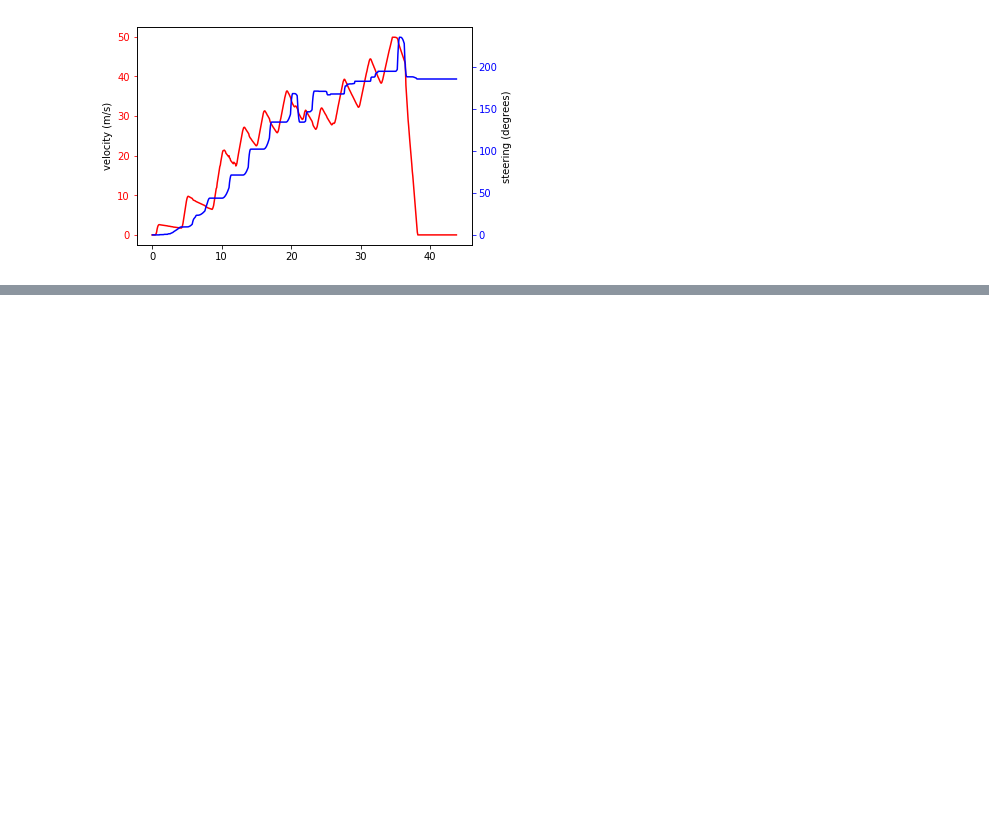
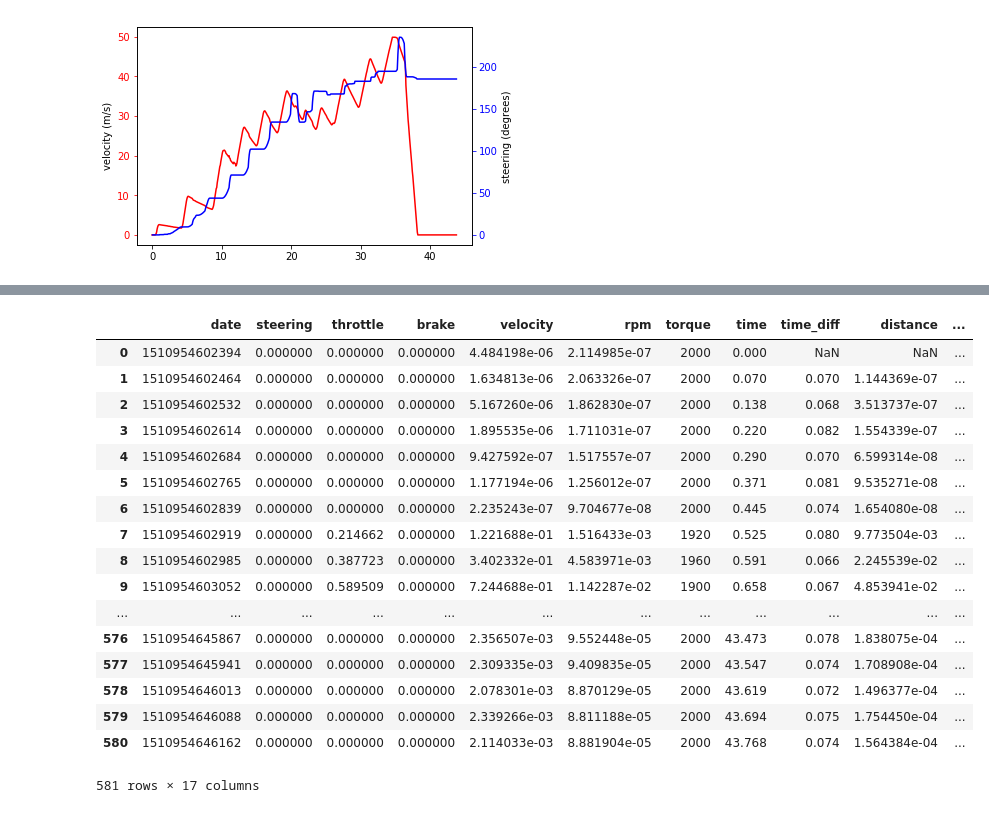
Before and after one commit to trentlavoie/fydp, a Jupyter notebook: notebooks/rec/preprocess_simulation_data.ipynb, the cells around one changed output, grey strips where cells are left out. Drawn from its saved outputs; the diff is of its cells as text; code cells hidden in the pictures; blank space fills up the shorter version.

```diff
--- a/notebooks/rec/preprocess_simulation_data.ipynb
+++ b/notebooks/rec/preprocess_simulation_data.ipynb
@@ -223,0 +177,21 @@ plt.show()
+# %%
+data
+# %% [output]
+|  | date | steering | throttle | brake | velocity | rpm | torque | time | time_diff | distance | ... |
+| 0 | 1510954602394 | 0.000000 | 0.000000 | 0.000000 | 4.484198e-06 | 2.114985e-07 | 2000 | 0.000 | NaN | NaN | ... |
+| 1 | 1510954602464 | 0.000000 | 0.000000 | 0.000000 | 1.634813e-06 | 2.063326e-07 | 2000 | 0.070 | 0.070 | 1.144369e-07 | ... |
+| 2 | 1510954602532 | 0.000000 | 0.000000 | 0.000000 | 5.167260e-06 | 1.862830e-07 | 2000 | 0.138 | 0.068 | 3.513737e-07 | ... |
+| 3 | 1510954602614 | 0.000000 | 0.000000 | 0.000000 | 1.895535e-06 | 1.711031e-07 | 2000 | 0.220 | 0.082 | 1.554339e-07 | ... |
+| 4 | 1510954602684 | 0.000000 | 0.000000 | 0.000000 | 9.427592e-07 | 1.517557e-07 | 2000 | 0.290 | 0.070 | 6.599314e-08 | ... |
+| 5 | 1510954602765 | 0.000000 | 0.000000 | 0.000000 | 1.177194e-06 | 1.256012e-07 | 2000 | 0.371 | 0.081 | 9.535271e-08 | ... |
+| 6 | 1510954602839 | 0.000000 | 0.000000 | 0.000000 | 2.235243e-07 | 9.704677e-08 | 2000 | 0.445 | 0.074 | 1.654080e-08 | ... |
+| 7 | 1510954602919 | 0.000000 | 0.214662 | 0.000000 | 1.221688e-01 | 1.516433e-03 | 1920 | 0.525 | 0.080 | 9.773504e-03 | ... |
+| 8 | 1510954602985 | 0.000000 | 0.387723 | 0.000000 | 3.402332e-01 | 4.583971e-03 | 1960 | 0.591 | 0.066 | 2.245539e-02 | ... |
+| 9 | 1510954603052 | 0.000000 | 0.589509 | 0.000000 | 7.244688e-01 | 1.142287e-02 | 1900 | 0.658 | 0.067 | 4.853941e-02 | ... |
+| ... | ... | ... | ... | ... | ... | ... | ... | ... | ... | ... | ... |
+| 576 | 1510954645867 | 0.000000 | 0.000000 | 0.000000 | 2.356507e-03 | 9.552448e-05 | 2000 | 43.473 | 0.078 | 1.838075e-04 | ... |
+| 577 | 1510954645941 | 0.000000 | 0.000000 | 0.000000 | 2.309335e-03 | 9.409835e-05 | 2000 | 43.547 | 0.074 | 1.708908e-04 | ... |
+| 578 | 1510954646013 | 0.000000 | 0.000000 | 0.000000 | 2.078301e-03 | 8.870129e-05 | 2000 | 43.619 | 0.072 | 1.496377e-04 | ... |
+| 579 | 1510954646088 | 0.000000 | 0.000000 | 0.000000 | 2.339266e-03 | 8.811188e-05 | 2000 | 43.694 | 0.075 | 1.754450e-04 | ... |
+| 580 | 1510954646162 | 0.000000 | 0.000000 | 0.000000 | 2.114033e-03 | 8.881904e-05 | 2000 | 43.768 | 0.074 | 1.564384e-04 | ... |
+581 rows × 17 columns
```
Also changed, not shown: parts of 6 cells of this notebook, 1 other file.
